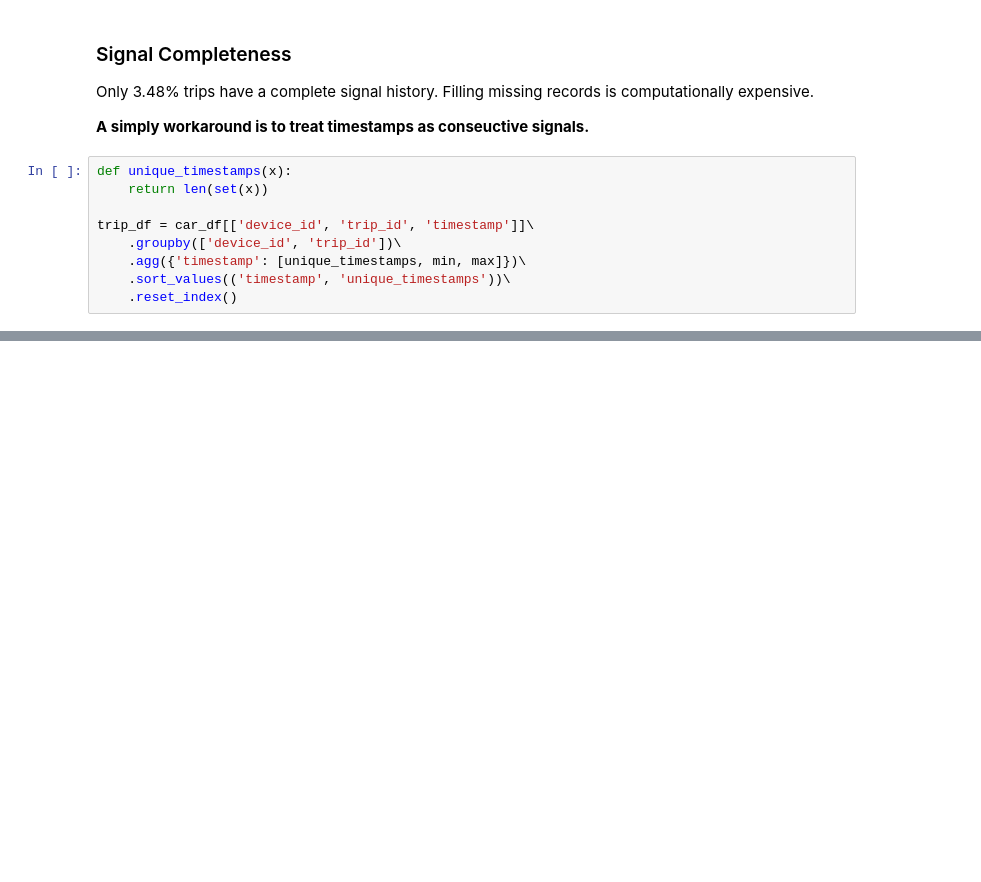
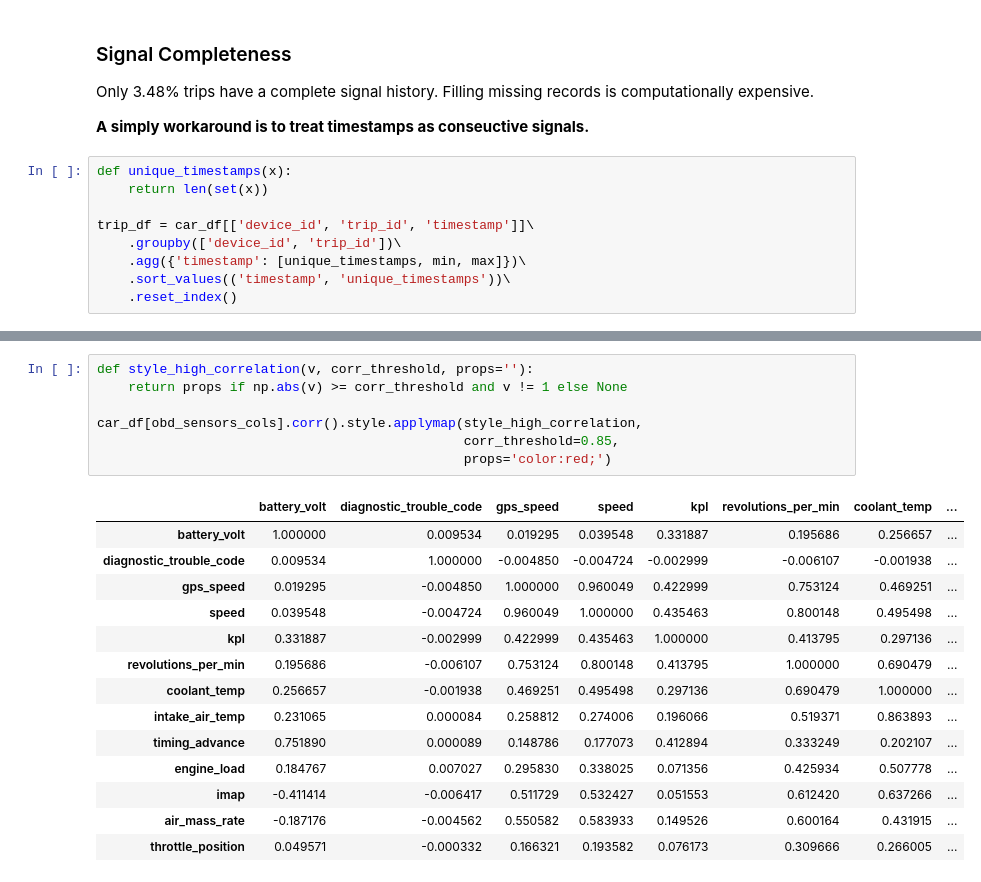
Before and after one commit to qirun-chen/getting-into-telematics, a Jupyter notebook: EDA.ipynb, the cells around one changed output, grey strips where cells are left out. Drawn from its saved outputs; the diff is of its cells as text; blank space fills up the shorter version.

```diff
--- a/EDA.ipynb
+++ b/EDA.ipynb
@@ -415,0 +573,22 @@ Some customers are more risky while driving. It causes a high chance to car acci
+# %%
+def style_high_correlation(v, corr_threshold, props=''):
+    return props if np.abs(v) >= corr_threshold and v != 1 else None
+
+car_df[obd_sensors_cols].corr().style.applymap(style_high_correlation,
+                                               corr_threshold=0.85,
+                                               props='color:red;')
+# %% [output]
+|  | battery_volt | diagnostic_trouble_code | gps_speed | speed | kpl | revolutions_per_min | coolant_temp | ... |
+| battery_volt | 1.000000 | 0.009534 | 0.019295 | 0.039548 | 0.331887 | 0.195686 | 0.256657 | ... |
+| diagnostic_trouble_code | 0.009534 | 1.000000 | -0.004850 | -0.004724 | -0.002999 | -0.006107 | -0.001938 | ... |
+| gps_speed | 0.019295 | -0.004850 | 1.000000 | 0.960049 | 0.422999 | 0.753124 | 0.469251 | ... |
+| speed | 0.039548 | -0.004724 | 0.960049 | 1.000000 | 0.435463 | 0.800148 | 0.495498 | ... |
+| kpl | 0.331887 | -0.002999 | 0.422999 | 0.435463 | 1.000000 | 0.413795 | 0.297136 | ... |
+| revolutions_per_min | 0.195686 | -0.006107 | 0.753124 | 0.800148 | 0.413795 | 1.000000 | 0.690479 | ... |
+| coolant_temp | 0.256657 | -0.001938 | 0.469251 | 0.495498 | 0.297136 | 0.690479 | 1.000000 | ... |
+| intake_air_temp | 0.231065 | 0.000084 | 0.258812 | 0.274006 | 0.196066 | 0.519371 | 0.863893 | ... |
+| timing_advance | 0.751890 | 0.000089 | 0.148786 | 0.177073 | 0.412894 | 0.333249 | 0.202107 | ... |
+| engine_load | 0.184767 | 0.007027 | 0.295830 | 0.338025 | 0.071356 | 0.425934 | 0.507778 | ... |
+| imap | -0.411414 | -0.006417 | 0.511729 | 0.532427 | 0.051553 | 0.612420 | 0.637266 | ... |
+| air_mass_rate | -0.187176 | -0.004562 | 0.550582 | 0.583933 | 0.149526 | 0.600164 | 0.431915 | ... |
+| throttle_position | 0.049571 | -0.000332 | 0.166321 | 0.193582 | 0.076173 | 0.309666 | 0.266005 | ... |
```
Also changed, not shown: parts of 64 cells of this notebook, 1 other file.
